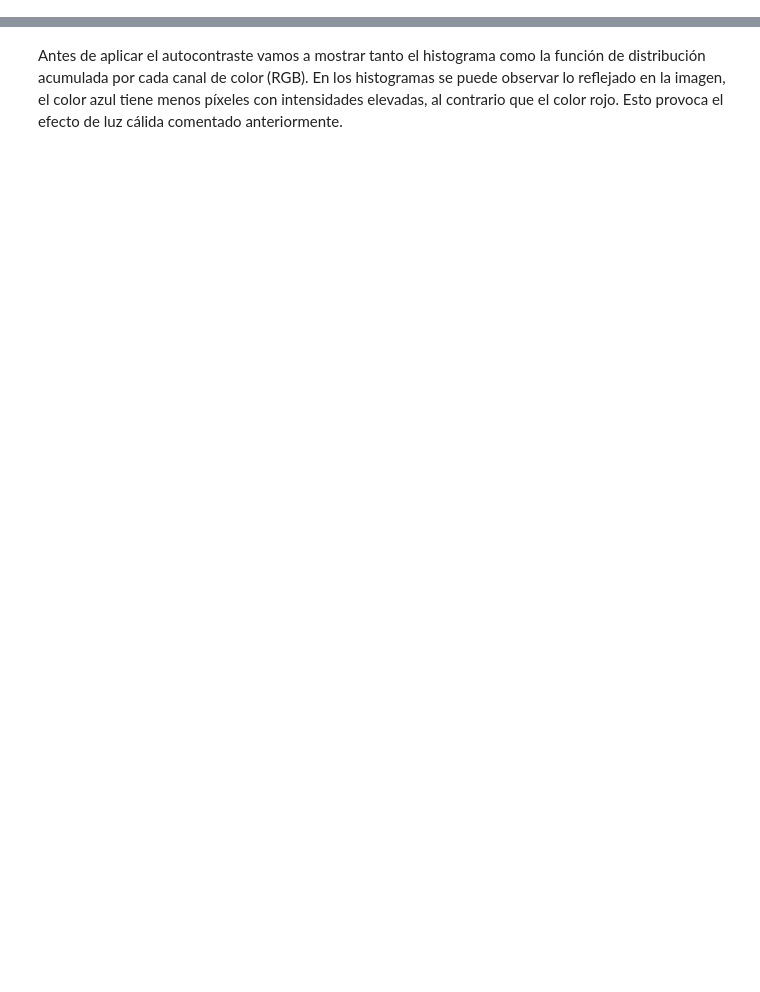
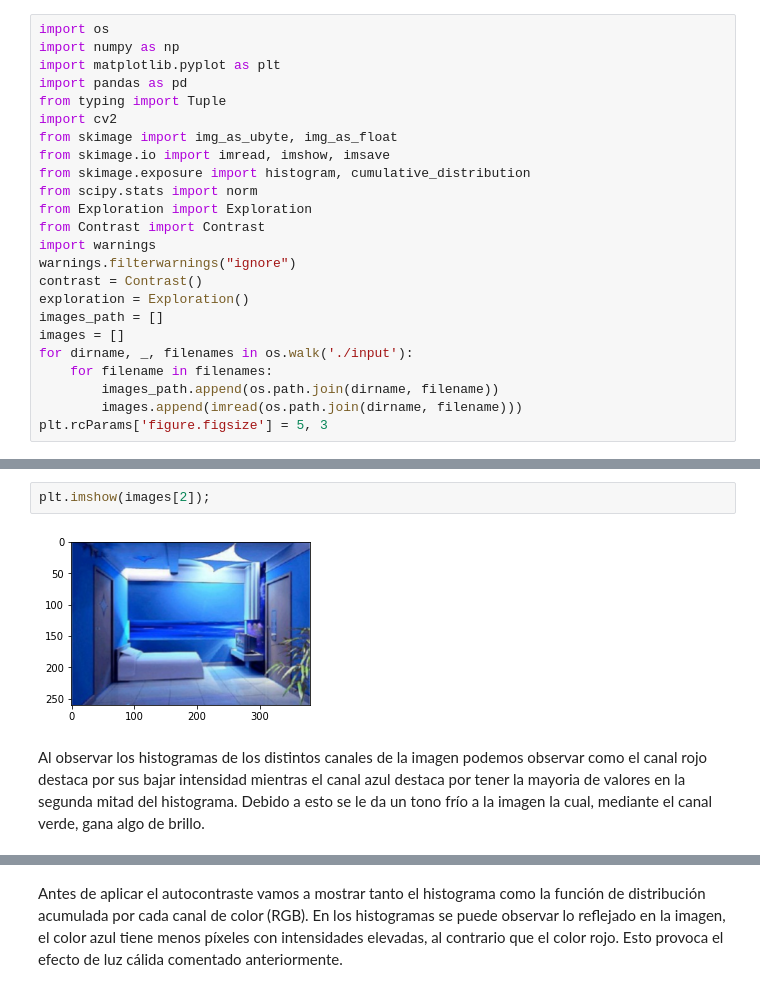
Before and after one commit to gen1897/Percepcion, a Jupyter notebook: Color Cast/Notebook.ipynb, the cells around one changed output, grey strips where cells are left out. Saved outputs shown, nothing was run; the diff lists cells and outputs as text; blank space fills up the shorter version.

```diff
--- a/Color Cast/Notebook.ipynb
+++ b/Color Cast/Notebook.ipynb
@@ -502,0 +24,24 @@ plt.imshow(images[0])
+# %%
+import os
+import numpy as np
+import matplotlib.pyplot as plt
+import pandas as pd
+from typing import Tuple
+import cv2
+from skimage import img_as_ubyte, img_as_float
+from skimage.io import imread, imshow, imsave
+from skimage.exposure import histogram, cumulative_distribution
+from scipy.stats import norm
+from Exploration import Exploration
+from Contrast import Contrast
+import warnings
+warnings.filterwarnings("ignore")
+contrast = Contrast()
+exploration = Exploration()
+images_path = []
+images = []
+for dirname, _, filenames in os.walk('./input'):
+    for filename in filenames:
+        images_path.append(os.path.join(dirname, filename))
+        images.append(imread(os.path.join(dirname, filename)))
+plt.rcParams['figure.figsize'] = 5, 3
@@ -502,0 +62,6 @@ plt.imshow(images[0])
+# %%
+plt.imshow(images[2]);
+# %% [output]
+[figure, added]
+# %% [markdown]
+Al observar los histogramas de los distintos canales de la imagen podemos observar como el canal rojo destaca por sus bajar intensidad mientras el canal azul destaca por tener la mayoria de valores en la segunda mitad del histograma. Debido a esto se le da un tono frío a la imagen la cual, mediante el canal verde, gana algo de brillo.
```
Also changed, not shown: parts of 68 cells of this notebook, 2 other files.
